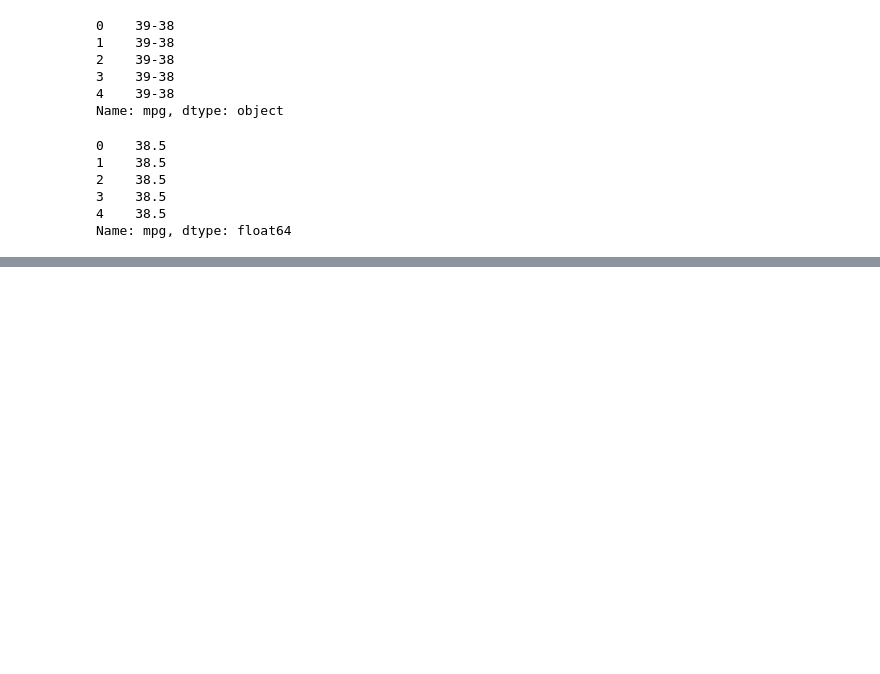
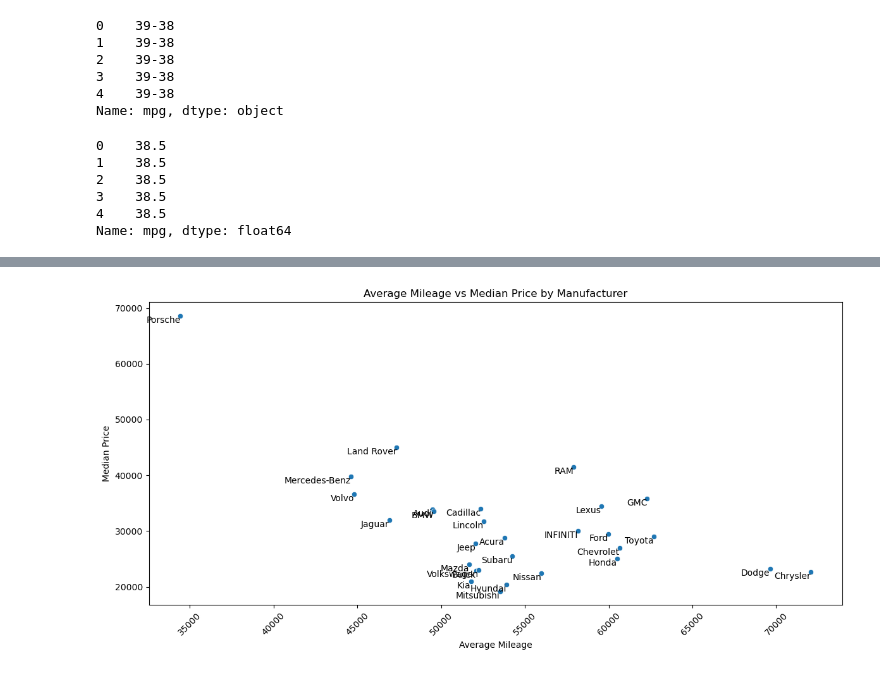
Before and after one commit to adarsh-makarla/Used-Car-Selector, a Jupyter notebook: Used Car Selector.ipynb, the cells around one changed output, grey strips where cells are left out. Drawn from its saved outputs; the diff is of its cells as text; code cells hidden in the pictures; blank space fills up the shorter version.

```diff
--- a/Used Car Selector.ipynb
+++ b/Used Car Selector.ipynb
@@ -92,3 +126,9 @@ print(df['mpg'].head())
 3    38.5
 4    38.5
 Name: mpg, dtype: float64
+# %%
+df['mpg'] = df.groupby('model')['mpg'].transform(lambda x: x.fillna(x.median()))
+# %%
+df['mpg'] = df.groupby('manufacturer')['mpg'].transform(lambda x: x.fillna(x.median()))   #perform operation again to make sure mpg column is clean
+# %%
+df = df.drop(columns=['price_drop', 'seller_rating'])   #missing ~50% of data for all cars or can't infer
@@ -132,0 +207,7 @@ Porsche             68576.0  34604.131699  20.736938       11461
+# %%
+avg_mileage_price = df.groupby('manufacturer').agg({
+    'mileage': 'mean',
+    'price': 'median'
+}).reset_index()
+
+print(avg_mileage_price)
@@ -132,0 +232,14 @@ Porsche             68576.0  34604.131699  20.736938       11461
+# %%
+plt.figure(figsize=(12, 6))
+plot = sns.scatterplot(data = avg_mileage_price, x = 'mileage', y = 'price')
+
+plt.title('Average Mileage vs Median Price by Manufacturer')
+plt.xlabel('Average Mileage')
+plt.ylabel('Median Price')
+plt.xticks(rotation=45)
+plt.tight_layout()
+for i, row in avg_mileage_price.iterrows():
+    plot.text(row['mileage'], row['price'], row['manufacturer'], ha = 'right', va = 'top')
+plt.show()
+# %% [output]
+[figure, added]
```
Also changed, not shown: parts of 10 cells of this notebook.
